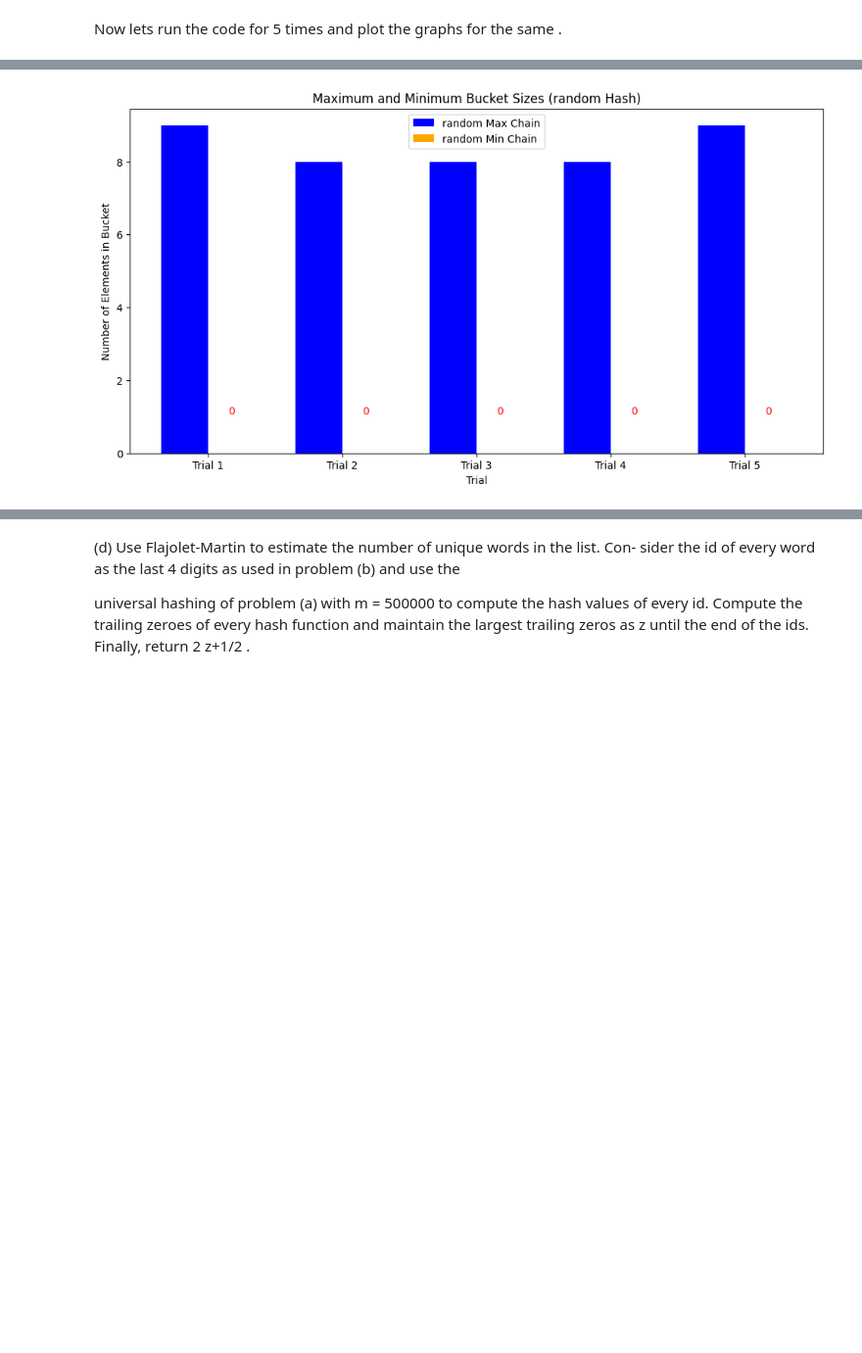
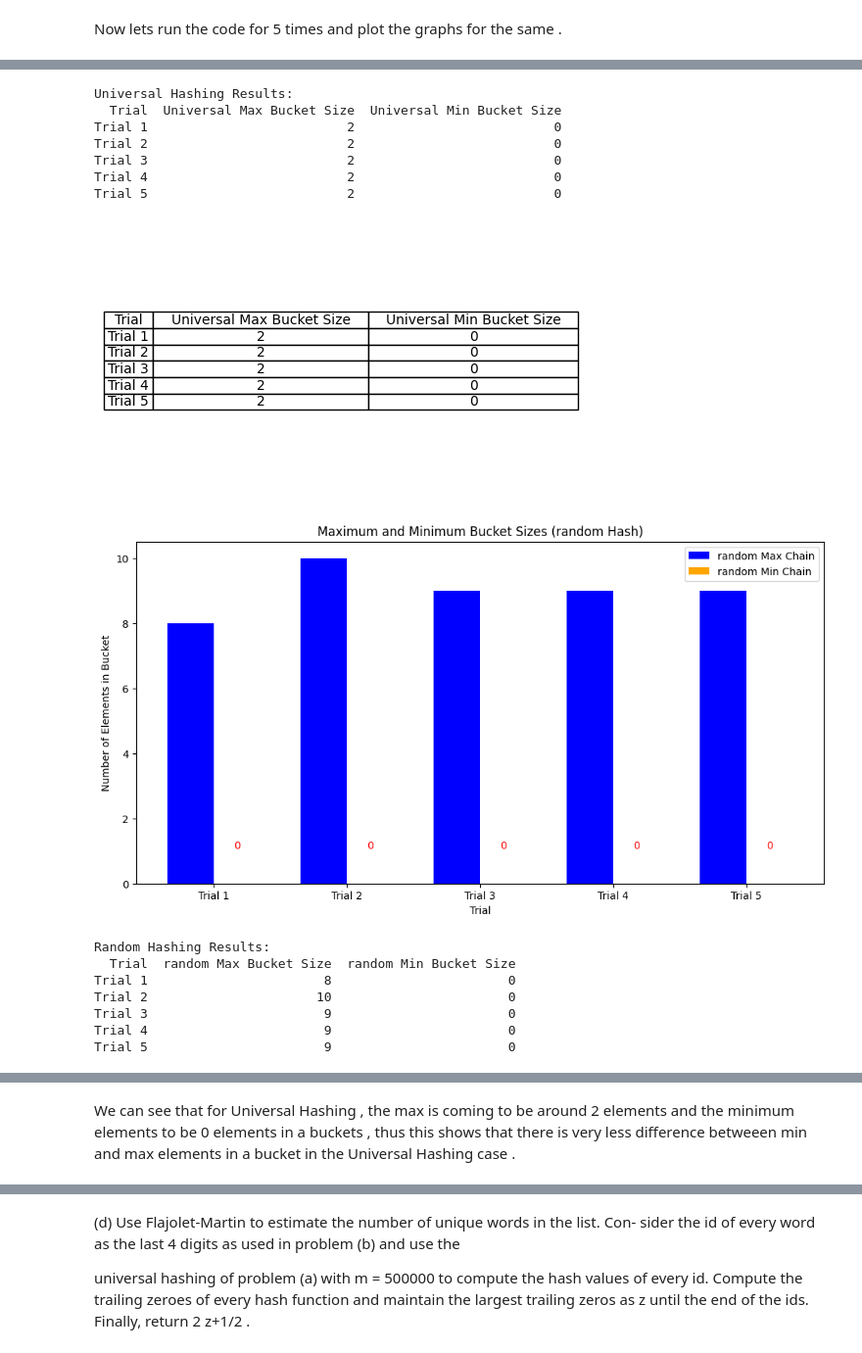
Before and after one commit to adityaaggupta2017/DSC_Assignments, a Jupyter notebook: Assignment-2/q1.ipynb, the cells around one changed output, grey strips where cells are left out. Shown: that part at 98% size. Cells and saved outputs as stored; diff of their text form; code cells hidden in the pictures; blank space fills up the shorter version.

```diff
--- a/Assignment-2/q1.ipynb
+++ b/Assignment-2/q1.ipynb
@@ -136,5 +141,10 @@ for i in range(len(words)):
   hash_values_stored.append(hash_value) ;
 
 # print(hash_values_stored) ;
+
+with open(r"words_new.txt" , 'w') as file2:
+
+  for i in range(len(hash_values_stored)):
+    file2.write(str(hash_values_stored[i]) + "\n") ;
 # %% [markdown]
 Thus we converted the values into encoding using the above approach , now we can test for these .
@@ -201,6 +213,27 @@ Now we can see that the difference between the maximum and minimum number of ele
 # %% [markdown]
 Now lets run the code for 5 times and plot the graphs for the same .
 # %%
+def plot_table(max_values , min_values , hash_function_used):
+  trials = [f"Trial {i+1}" for i in range(len(max_values))]
+  data = {
+      "Trial": trials,
+      f"{hash_function_used} Max Bucket Size": max_values,
+      f"{hash_function_used} Min Bucket Size": min_values,
+  }
+  df = pd.DataFrame(data)
+
+  print(f"\n{hash_function_used.capitalize()} Hashing Results:")
+  print(df.to_string(index=False))
+
+  fig, ax = plt.subplots(figsize=(6, 1 + 0.5 * len(trials)))
+  ax.axis('tight')
+  ax.axis('off')
+  table = plt.table(cellText=df.values, colLabels=df.columns, loc='center', cellLoc='center')
+  table.auto_set_font_size(False)
+  table.set_fontsize(10)
+  table.auto_set_column_width(col=list(range(len(df.columns))))
+  plt.show()
+
 def plot_max_min_bar(max_values, min_values, hash_function_used):
     trials = range(1, len(max_values) + 1)
     bar_width = 0.35
@@ -227,31 +260,48 @@ def plot_max_min_bar(max_values, min_values, hash_function_used):
 def universal_hash_plot(m):
   max_values = [] ;
   min_values = [] ;
 
   number_of_times = 5 ;
   for i in range(number_of_times):
     hash_table = universal_hashing(m) ;
     max_values.append(hash_table.max_bucket_size()) ;
     min_values.append(hash_table.min_bucket_size()) ;
 
   plot_max_min_bar(max_values , min_values , "universal") ;
+  plot_table(max_values, min_values, "Universal")
 
 def random_hash_plot(m):
   max_values = [] ;
   min_values = [] ;
 
   number_of_times = 5 ;
   for i in range(number_of_times):
     hash_table = random_hashing(m) ;
     max_values.append(hash_table.max_bucket_size()) ;
     min_values.append(hash_table.min_bucket_size()) ;
 
   plot_max_min_bar(max_values , min_values , "random") ;
+  plot_table(max_values, min_values, "random")
 
 m = 500000 ;
 universal_hash_plot(m) ;
 
 random_hash_plot(m) ;
 # %% [output]
 [figure]
+Universal Hashing Results:
+  Trial  Universal Max Bucket Size  Universal Min Bucket Size
+Trial 1                          2                          0
+Trial 2                          2                          0
+Trial 3                          2                          0
+Trial 4                          2                          0
+Trial 5                          2                          0
-[figure, old version]
+[figure, new version]
+[figure, added]
+Random Hashing Results:
+  Trial  random Max Bucket Size  random Min Bucket Size
+Trial 1                       8                       0
+Trial 2                      10                       0
+Trial 3                       9                       0
+Trial 4                       9                       0
+Trial 5                       9                       0
@@ -257,0 +309,2 @@ random_hash_plot(m) ;
+# %% [markdown]
+We can see that for Universal Hashing , the max is coming to be around 2 elements and the minimum elements to be 0 elements in a buckets , thus this shows that there is very less difference betweeen min and max elements in a bucket in the Universal Hashing case .
```
Also changed, not shown: parts of 8 cells of this notebook, 5 other files.
